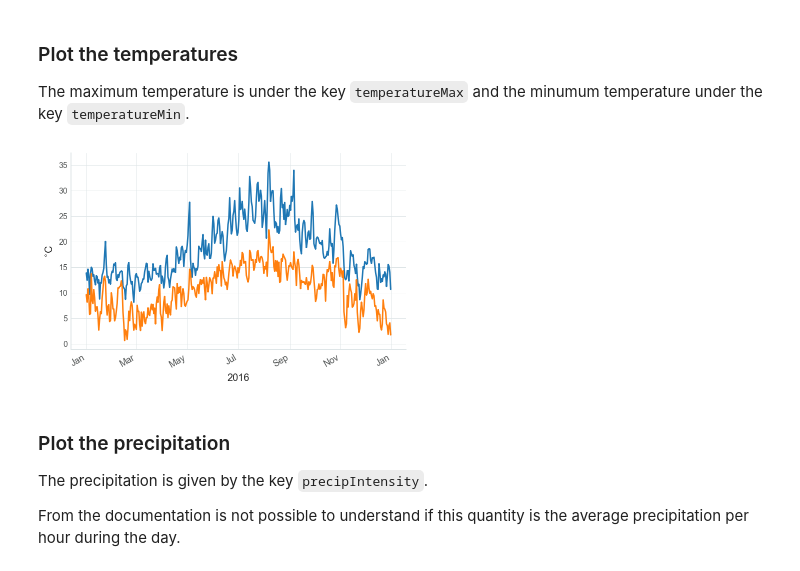
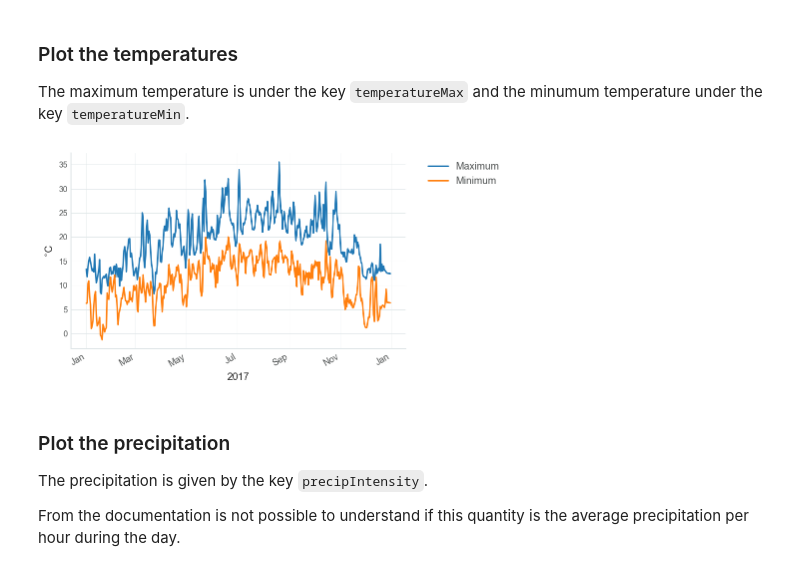
Before and after one commit to SvanBoxel/weather_analysis, a Jupyter notebook: notebooks/exploration/2.0-visualize-darksky-data.ipynb, the cells around one changed output. Saved outputs shown, nothing was run; the diff lists cells and outputs as text; code cells hidden in the pictures.

Commit message:
Change data display and plotting.

```diff
--- a/notebooks/exploration/2.0-visualize-darksky-data.ipynb
+++ b/notebooks/exploration/2.0-visualize-darksky-data.ipynb
@@ -55,3 +60,6 @@ Git hash: b1a185038616920d3b2d956451803ccc255d7acf
+# %%
+obs_year = 2017
+obs_loc = 'Porto, Portugal'
 # %% [markdown]
 ## Import raw data and convert it to usable format
 - Import the raw data we obtained from *Dark Sky APi* stored in JSON format.
@@ -69,6 +77,7 @@ def get_observations(year, location, key):
         :param str location: Observation location
         :param str key: Dictionary key
         :returns pandas.DataFrame: Weather observations
+        :returns str: Time zone of the local
     """
     obs_folder = os.path.normpath(os.path.join(project_dir,
                                                'data',
@@ -90,8 +99,23 @@ def get_observations(year, location, key):
             observations.append(pd.io.json.json_normalize(key_data))
 
     observations = pd.concat(observations)
+    #observations.set_index('time', inplace=True)
 
     time_zone = json_obs['timezone']
+
+    return observations, time_zone
+
+
+def get_datetime(observations, time_zone):
+    """ Due to an old outstanding bug in Pandas there are some problems concatenating
+        dataframes with datetime when some columns are missing in some of them.
+        This could be overcomed by using the `merge` function, but it is much slower to
+        process that way.
+
+        :param pandas.DataFrame observations: All the local observations
+        :param str time_zone: Time Zone of the local
+        :returns pandas.DataFrame: Weather observations
+    """
 
     # transform all timestamps into datetime
     columns = []
@@ -112,0 +168,6 @@ daily = get_observations(2016, 'Porto, Portugal', 'daily')
+# %%
+daily, time_zone = get_observations(obs_year, obs_loc, 'daily')
+daily = get_datetime(daily, time_zone)
+print(daily.info())
+with pd.option_context('display.max_rows', 2, 'display.max_columns', None):
+    display(daily)
@@ -121,22 +206,23 @@ The maximum temperature is under the key `temperatureMax` and the minumum temper
 # %%
 fig, ax = plt.subplots(1)
 
-# visuals
 ax.spines["top"].set_visible(False)
 ax.spines["bottom"].set_visible(True)
 ax.spines["right"].set_visible(False)
 ax.spines["left"].set_visible(True)
 ax.grid(True)
 
-ax.plot(daily.temperatureMax)
-ax.plot(daily.temperatureMin)
+ax.plot(daily.temperatureMax, label="Maximum")
+ax.plot(daily.temperatureMin, label="Minimum")
 fig.autofmt_xdate() # auto rotate the x labels if needed
 ax.xaxis.set_major_formatter(mdates.DateFormatter('%b'))
-ax.set_xlabel('2016')
+ax.set_xlabel(obs_year)
 ax.set_ylabel('$^{\circ}$C')
+
+plt.legend(bbox_to_anchor=(1.04,1), loc="upper left")
 plt.show()
 # %% [output]
-[figure, old version]
+[figure, new version]
 # %% [markdown]
 ### Plot the precipitation
 
```
Also changed, not shown: parts of 13 cells of this notebook.
